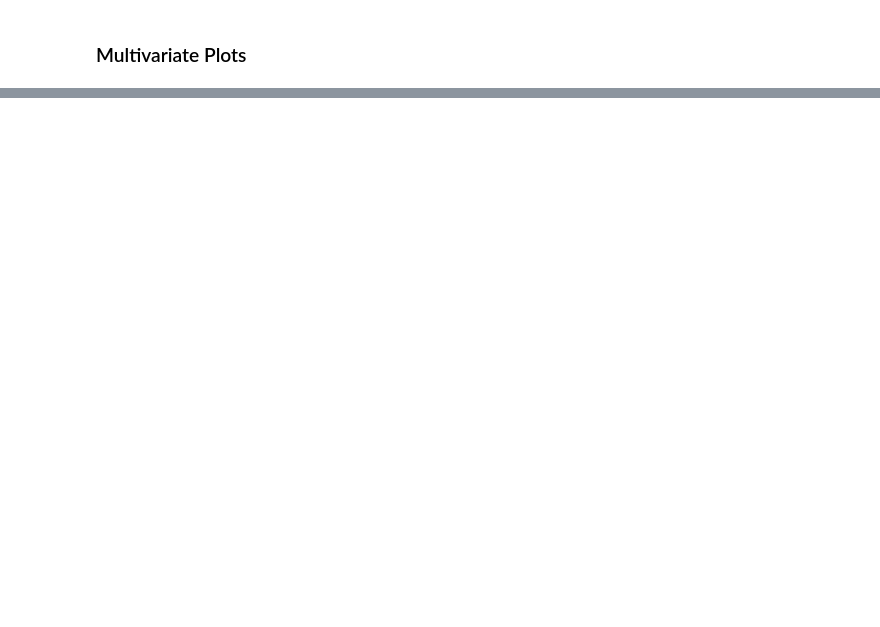
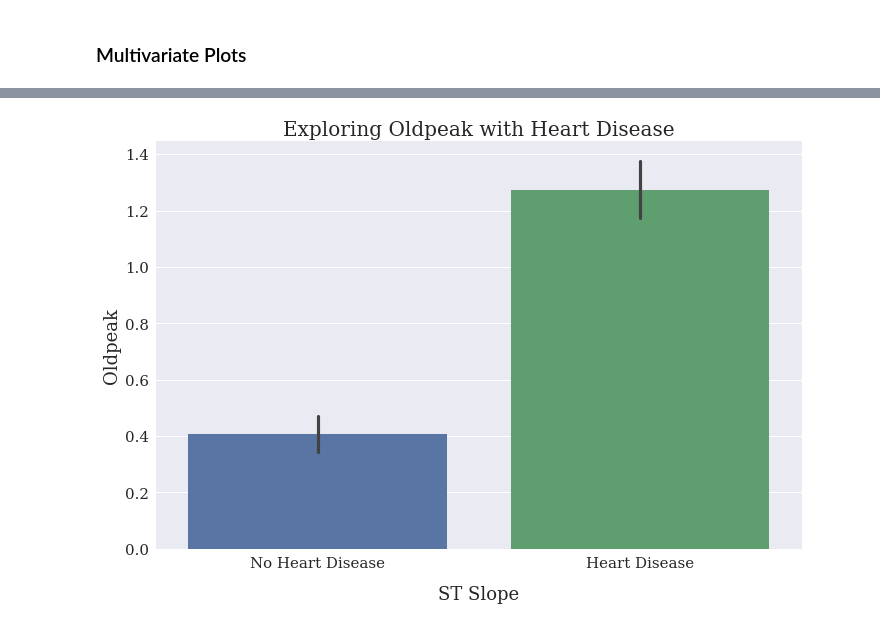
Before and after one commit to rvtovar/Heart_Disease, a Jupyter notebook: Heart_Disease.ipynb, the cells around one changed output, grey strips where cells are left out. Drawn from its saved outputs; the diff is of its cells as text; code cells hidden in the pictures; blank space fills up the shorter version.

```diff
--- a/Heart_Disease.ipynb
+++ b/Heart_Disease.ipynb
@@ -266,0 +278,11 @@ sns.countplot(data=heart_df, x="ChestPainType", hue='HeartDisease')
+# %%
+fig, ax = plt.subplots(figsize=(10,7))
+sns.barplot(data=heart_df, x='HeartDisease', y='Oldpeak', ax=ax)
+ax.set_xlabel("ST Slope", fontsize=18,labelpad=15)
+ax.set_xticklabels(['No Heart Disease', "Heart Disease"])
+ax.set_ylabel("Oldpeak", fontsize=18)
+ax.set_title('Exploring Oldpeak with Heart Disease', fontsize=20)
+ax.tick_params(axis = 'both', which = 'major', labelsize = 15)
+plt.tight_layout()
+# %% [output]
+[figure, added]
```
Also changed, not shown: parts of 6 cells of this notebook.
